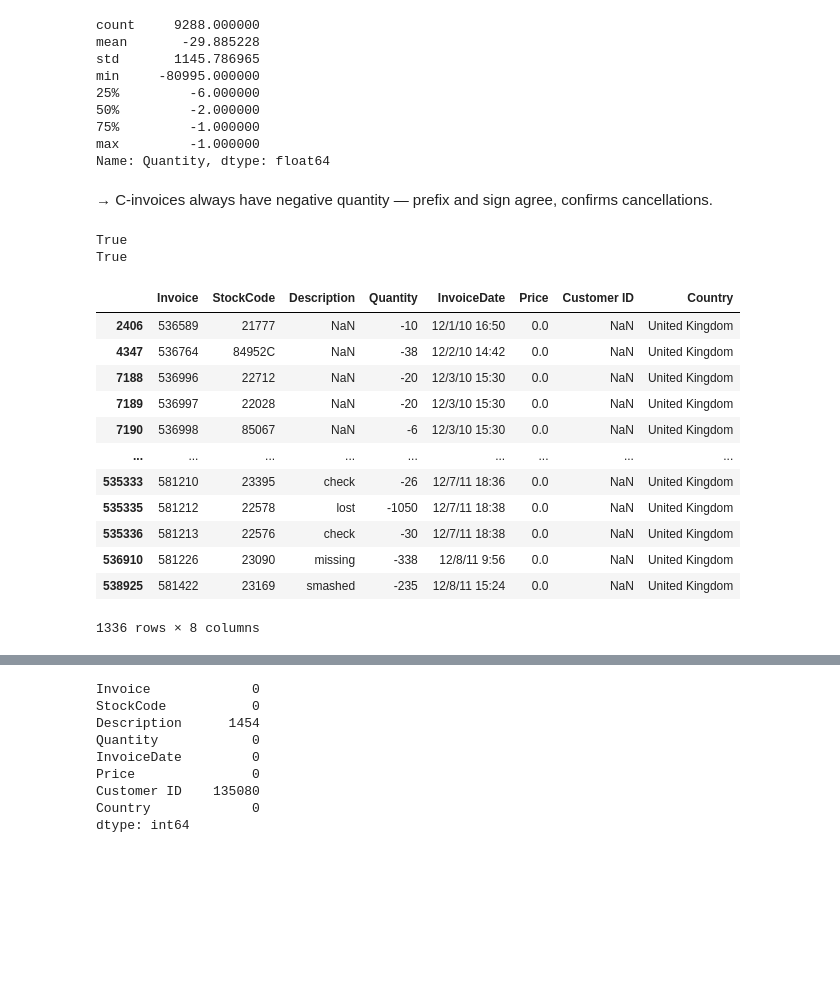
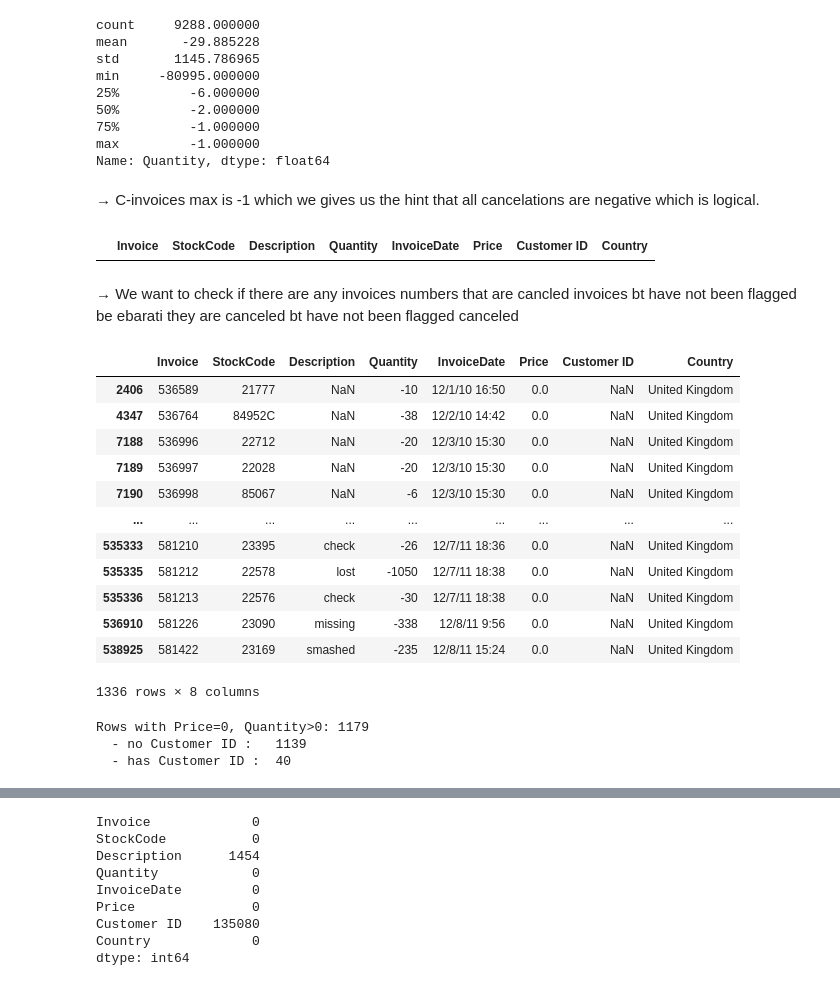
Before and after one commit to fionnadavoodian/online-retail-ii, a Jupyter notebook: notebooks/01_data_cleaning.ipynb, the cells around one changed output, grey strips where cells are left out. Drawn from its saved outputs; the diff is of its cells as text; code cells hidden in the pictures; blank space fills up the shorter version.

```diff
--- a/notebooks/01_data_cleaning.ipynb
+++ b/notebooks/01_data_cleaning.ipynb
@@ -79,25 +109,38 @@ min     -80995.000000
 max         -1.000000
 Name: Quantity, dtype: float64
 # %% [markdown]
-→ C-invoices always have negative quantity — prefix and sign agree, confirms cancellations.
+→ C-invoices max is -1 which we gives us the hint that all cancelations are negative which is logical.
+# %%
+unflagged_cancellations = df[(df['Quantity'] < 0) & (df['Price'] < 0) & (~df['Invoice'].astype(str).str.startswith(('C', 'A'), na=False))]
+unflagged_cancellations
+# %% [output]
+|  | Invoice | StockCode | Description | Quantity | InvoiceDate | Price | Customer ID | Country |
+# %% [markdown]
+→ We want to check if there are any invoices numbers that are cancled invoices bt have not been flagged \
+be ebarati they are canceled bt have not been flagged canceled
 # %%
-non_c_returns = df[(df['Quantity'] < 0) & (df['Price'] == 0) & (~df['Invoice'].str.startswith('C', na=False)) & (~df['Invoice'].str.startswith('A', na=False))]
-print(non_c_returns['Price'].eq(0).all())
-print(non_c_returns['Customer ID'].isna().all())
-non_c_returns
+unflagged_negative_qty = df[(df['Quantity'] < 0) & (df['Price'] == 0)]
+unflagged_negative_qty
 # %% [output]
+|  | Invoice | StockCode | Description | Quantity | InvoiceDate | Price | Customer ID | Country |
+| 2406 | 536589 | 21777 | NaN | -10 | 12/1/10 16:50 | 0.0 | NaN | United Kingdom |
+| 4347 | 536764 | 84952C | NaN | -38 | 12/2/10 14:42 | 0.0 | NaN | United Kingdom |
+| 7188 | 536996 | 22712 | NaN | -20 | 12/3/10 15:30 | 0.0 | NaN | United Kingdom |
+| 7189 | 536997 | 22028 | NaN | -20 | 12/3/10 15:30 | 0.0 | NaN | United Kingdom |
+| 7190 | 536998 | 85067 | NaN | -6 | 12/3/10 15:30 | 0.0 | NaN | United Kingdom |
+| ... | ... | ... | ... | ... | ... | ... | ... | ... |
+| 535333 | 581210 | 23395 | check | -26 | 12/7/11 18:36 | 0.0 | NaN | United Kingdom |
+| 535335 | 581212 | 22578 | lost | -1050 | 12/7/11 18:38 | 0.0 | NaN | United Kingdom |
+| 535336 | 581213 | 22576 | check | -30 | 12/7/11 18:38 | 0.0 | NaN | United Kingdom |
+| 536910 | 581226 | 23090 | missing | -338 | 12/8/11 9:56 | 0.0 | NaN | United Kingdom |
+| 538925 | 581422 | 23169 | smashed | -235 | 12/8/11 15:24 | 0.0 | NaN | United Kingdom |
-True
-True
+1336 rows × 8 columns
-|  | Invoice | StockCode | Description | Quantity | InvoiceDate | Price | Customer ID | Country |
-| 2406 | 536589 | 21777 | NaN | -10 | 12/1/10 16:50 | 0.0 | NaN | United Kingdom |
-| 4347 | 536764 | 84952C | NaN | -38 | 12/2/10 14:42 | 0.0 | NaN | United Kingdom |
-| 7188 | 536996 | 22712 | NaN | -20 | 12/3/10 15:30 | 0.0 | NaN | United Kingdom |
-| 7189 | 536997 | 22028 | NaN | -20 | 12/3/10 15:30 | 0.0 | NaN | United Kingdom |
-| 7190 | 536998 | 85067 | NaN | -6 | 12/3/10 15:30 | 0.0 | NaN | United Kingdom |
-| ... | ... | ... | ... | ... | ... | ... | ... | ... |
-| 535333 | 581210 | 23395 | check | -26 | 12/7/11 18:36 | 0.0 | NaN | United Kingdom |
-| 535335 | 581212 | 22578 | lost | -1050 | 12/7/11 18:38 | 0.0 | NaN | United Kingdom |
-| 535336 | 581213 | 22576 | check | -30 | 12/7/11 18:38 | 0.0 | NaN | United Kingdom |
-| 536910 | 581226 | 23090 | missing | -338 | 12/8/11 9:56 | 0.0 | NaN | United Kingdom |
-| 538925 | 581422 | 23169 | smashed | -235 | 12/8/11 15:24 | 0.0 | NaN | United Kingdom |
-1336 rows × 8 columns
+# %%
+zero_price_positive_qty = df[(df['Price'] == 0) & (df['Quantity'] > 0)]
+print(f"Rows with Price=0, Quantity>0: {len(zero_price_positive_qty)}")
+print(f"  - no Customer ID :   {zero_price_positive_qty['Customer ID'].isna().sum()}")
+print(f"  - has Customer ID :  {zero_price_positive_qty['Customer ID'].notna().sum()}")
+# %% [output]
+Rows with Price=0, Quantity>0: 1179
+  - no Customer ID :   1139
+  - has Customer ID :  40
```
Also changed, not shown: parts of 28 cells of this notebook, 6 other files.
